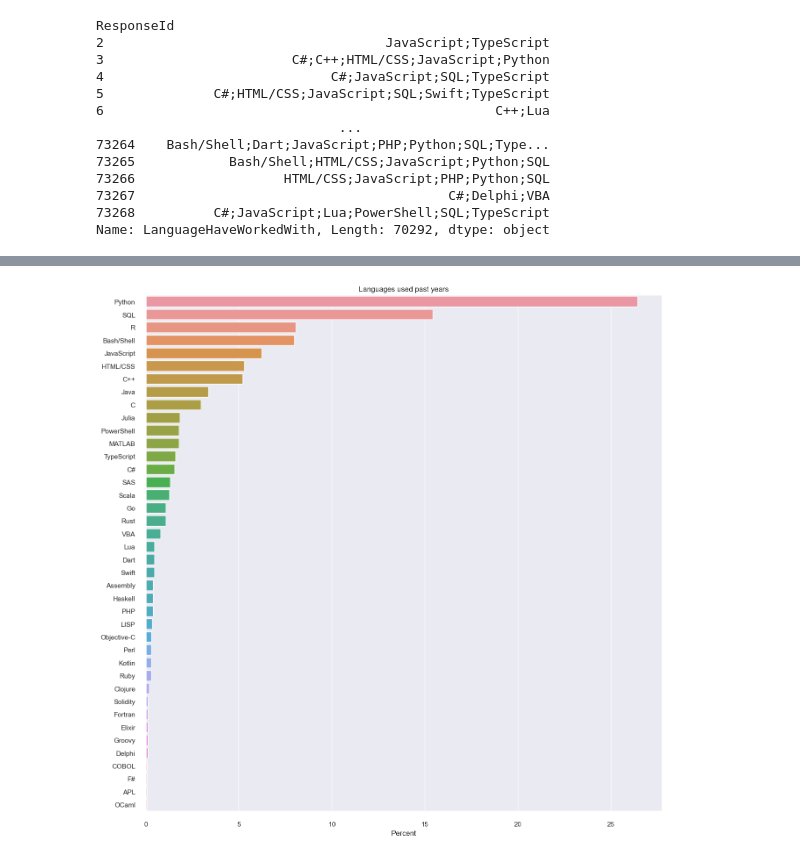
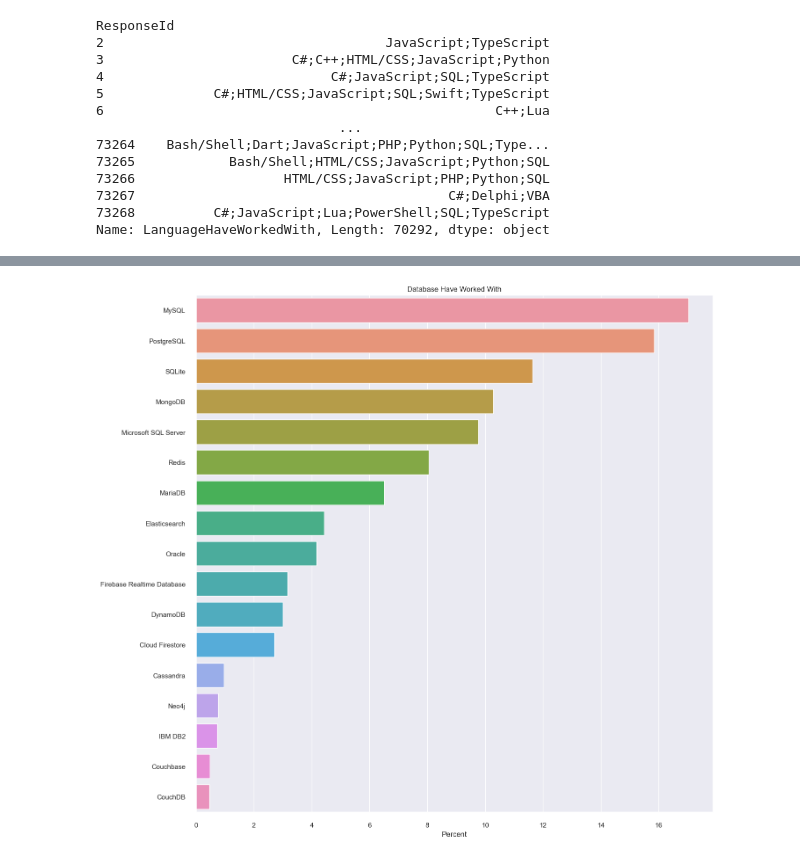
Before and after one commit to sangwookWoo/pythonbasic, a Jupyter notebook: 10python_visualizitio_practice.ipynb, the cells around one changed output, grey strips where cells are left out. Cells and saved outputs as stored; diff of their text form; code cells hidden in the pictures.

```diff
--- a/10python_visualizitio_practice.ipynb
+++ b/10python_visualizitio_practice.ipynb
@@ -392,10 +392,3 @@ ResponseId
 73267                                        C#;Delphi;VBA
 73268          C#;JavaScript;Lua;PowerShell;SQL;TypeScript
 Name: LanguageHaveWorkedWith, Length: 70292, dtype: object
-# %%
-lab = []
-[lab.extend(x) for x in survey_df['LanguageHaveWorkedWith'].str.split(';').dropna()]
-lab
-# for x in survey_df['LanguageHaveWorkedWith'].str.split(';').dropna():
-#     lab.extend(x)
-# set(lab)
@@ -420,3 +394,0 @@ lab
-# %%
-lab = []
-set([lab.extend(x) for x in survey_df['LanguageHaveWorkedWith'].dropna().str.split(';')])
@@ -443,5 +401,3 @@ def split_multicolumn(Series):
             for one in rep:
                 df.at[idx, one.strip()] = True
     return df
-# %%
-df = split_multicolumn(survey_df['LanguageHaveWorkedWith'])
@@ -490,14 +413,14 @@ def split_multicolumn(Series):
 
     return df
 # %%
-df = split_multicolumn(survey_df.loc[(survey_df['DevType'] == 'Data scientist or machine learning specialist'), 'LanguageHaveWorkedWith'])
+df = split_multicolumn(survey_raw_df['DatabaseHaveWorkedWith'])
 
 mpl.rcParams['figure.figsize'] = (12,12)
 score = df.sum().sort_values(ascending = False) / df.sum().sum() * 100
 sns.barplot(x = score, y = score.index)
 plt.xlabel('Percent')
 plt.ylabel(None)
-plt.title('Languages used past years')
+plt.title('Database Have Worked With')
 plt.show()
 # %% [output]
-[figure, old version]
+[figure, new version]
```
Also changed, not shown: parts of 4 cells of this notebook.
